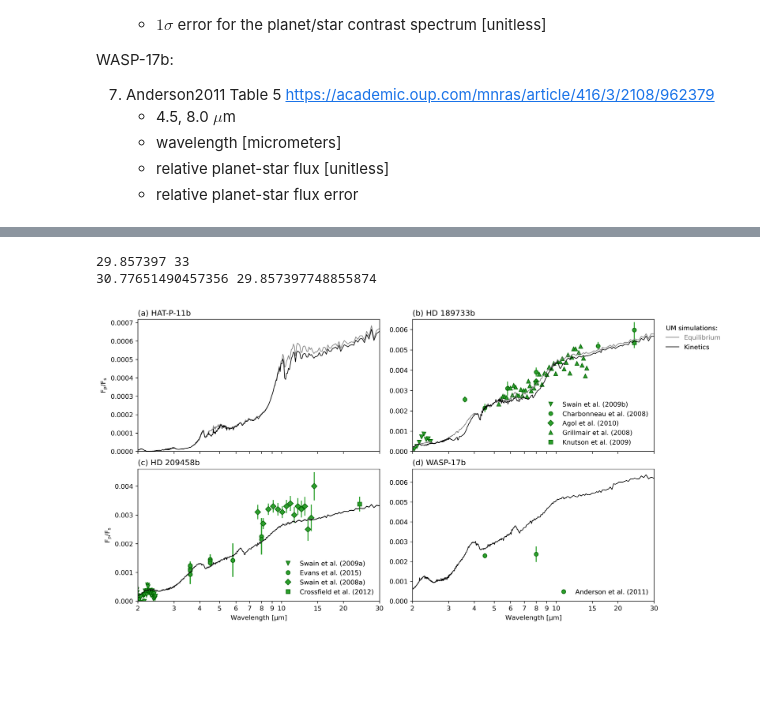
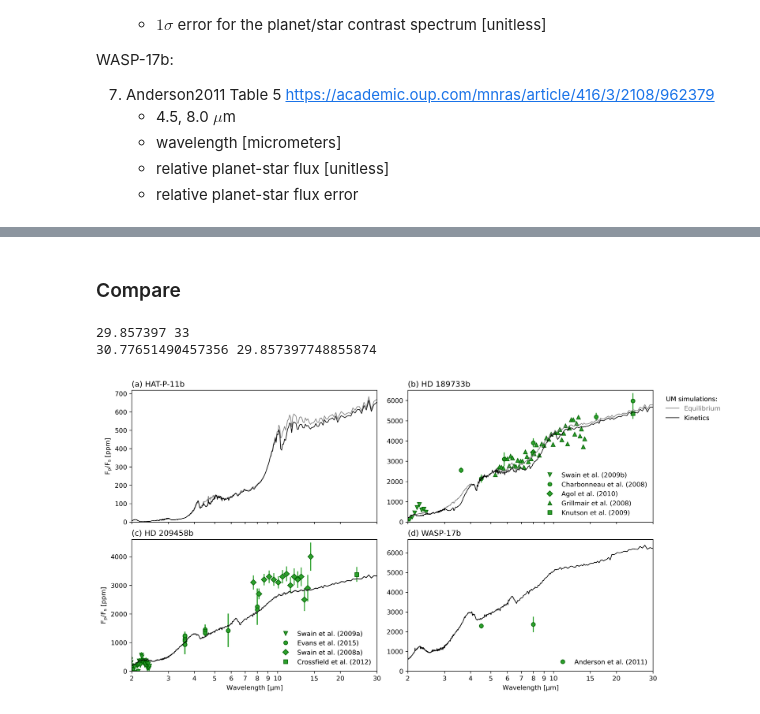
Before and after one commit to mzamyatina/signatures_of_wind_driven_chemistry_on_hot_jupiters, a Jupyter notebook: calc_emission_spectrum.ipynb, the cells around one changed output, grey strips where cells are left out. Drawn from its saved outputs; the diff is of its cells as text; code cells hidden in the pictures; blank space fills up the shorter version.

```diff
--- a/calc_emission_spectrum.ipynb
+++ b/calc_emission_spectrum.ipynb
@@ -24,6 +33,6 @@ use_paper_style()
 # %%
 # Parameters
-metallicity = "solar"
+metallicity = "1x solar"
 
 hatp11b_const = init_const("hatp11b", directory=path_to_constants)
 hd189733b_const = init_const("hd189733b", directory=path_to_constants)
@@ -358,3 +370,5 @@ anderson2011 = {
+# %% [markdown]
+### Compare
 # %%
 # Plotting options
 xticks = np.concatenate(
@@ -374,13 +388,13 @@ print(spectral_band_centers[32] * 1e6, spectral_band_centers[33] * 1e6)
 29.857397 33
 30.77651490457356 29.857397748855874
 # %%
-# Plot the observed and UM emission spectra
+# Plot observed and UM emission spectra
 fig, axes = plt.subplots(nrows=2, ncols=2, figsize=(12, 6.75), constrained_layout=True, sharex=True)
 iletters = subplot_label_generator()
 for planet, ax in zip(PLANETS.keys(), axes.flatten()):
     ax.set_title(f'({next(iletters)}) {PLANETS[planet]["tex"]}', loc="left")
 
-    # Add the observed secondary eclipse depth
+    # Add observational data
     if planet == "hd189733b":
         ax.set_ylim(0, 0.0065)
         hd189733b_plt_kw = {
@@ -545,35 +559,38 @@ for planet, ax in zip(PLANETS.keys(), axes.flatten()):
             linewidth=1,
         )
     ax.set_xscale("log")
-    ax.set_xlim(2, 30)  # (0.5, 7.8) Ariel, (0.6, 28.3) JWST
+    ax.set_xlim(2, 30)
     ax.set_ylim(bottom=0)
     if ax.get_subplotspec().is_last_row():
         ax.set_xlabel("Wavelength [$\mu$m]")
     if ax.get_subplotspec().is_first_col():
-        ax.set_ylabel("$F_p/F_s$")
+        ax.set_ylabel("$F_p/F_s$ [ppm]")
     ax.set_xticks(xticks)
     ax.set_xticklabels(xticks)  # comment out when using widgets
+    # Convert y axis labels to ppm
+    ax.yaxis.set_major_locator(ticker.FixedLocator(ax.get_yticks()))
+    ax.yaxis.set_major_formatter(ticker.FixedFormatter([f"{i:.0f}" for i in ax.get_yticks() * 1e6]))
 
 # Add UM experiments legend
 leg_exp_styles = {
     "equilibrium".capitalize(): {"linestyle": "solid", "linewidth": 1, "color": "grey"},
     "kinetics".capitalize(): {"linestyle": "solid", "linewidth": 1, "color": "k"},
 }
 leg_exp_kw = {
     "title": "UM simulations:",
     "frameon": False,
     "loc": "upper right",
     "bbox_to_anchor": (1.3, 1),
 }
 lines_exp = [Line2D([0], [0], **style) for style in leg_exp_styles.values()]
 leg_exp = axes[0, 1].legend(lines_exp, leg_exp_styles.keys(), **leg_exp_kw)
 if axes[0, 1].legend_ is not None:
     axes[0, 1].add_artist(leg_exp)
 for line, text in zip(leg_exp.get_lines(), leg_exp.get_texts()):
     text.set_color(line.get_color())
 leg_exp._legend_box.align = "left"
 
 figname = f"emission_spectra_w_obs_selection_grillmair2008.png"
-# fig.savefig(path_to_results / "synthetic_observations" / "emission_spectrum"/ figname)
+fig.savefig(path_to_results / "synthetic_observations" / "emission_spectrum"/ figname)
 # %% [output]
-[figure, old version]
+[figure, new version]
```
Also changed, not shown: parts of 16 cells of this notebook.
